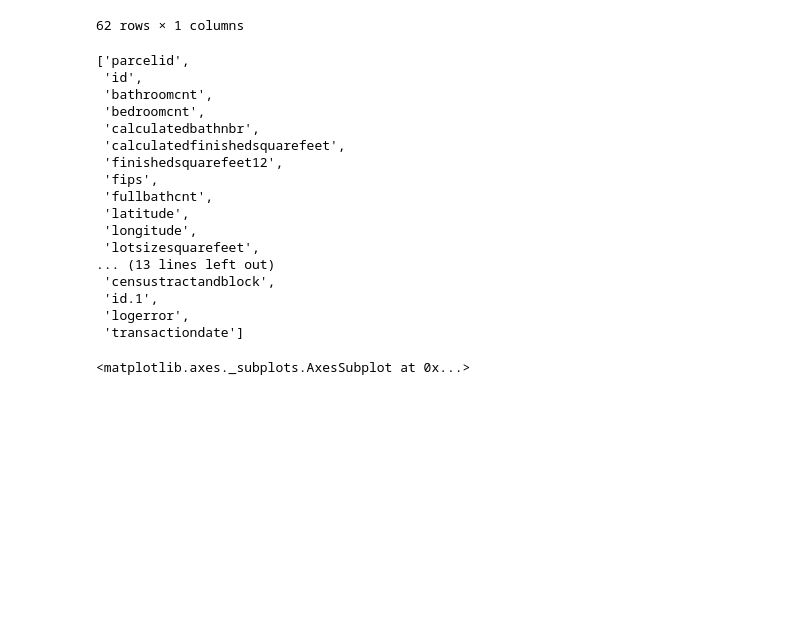
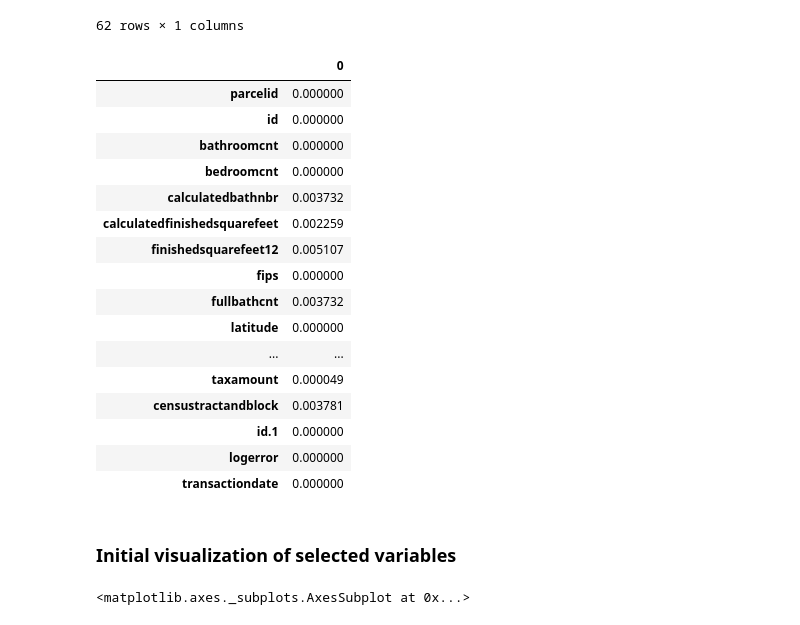
Before and after one commit to Estimating-Home-Value/Predicting-Tax-Assessed-Home-Values, a Jupyter notebook: scratchpad_shi.ipynb, the cells around one changed output. Drawn from its saved outputs; the diff is of its cells as text; code cells hidden in the pictures; blank space fills up the shorter version.

```diff
--- a/scratchpad_shi.ipynb
+++ b/scratchpad_shi.ipynb
@@ -682,24 +682,26 @@ null_percentage
 # %%
 # Select all the cols that have less than 20% of null values
 
 mask = null_percentage[0] < 0.2
-null_percentage[mask].index.tolist()
+null_percentage[mask]
 # %% [output]
-['parcelid',
- 'id',
- 'bathroomcnt',
- 'bedroomcnt',
- 'calculatedbathnbr',
- 'calculatedfinishedsquarefeet',
- 'finishedsquarefeet12',
- 'fips',
- 'fullbathcnt',
- 'latitude',
- 'longitude',
- 'lotsizesquarefeet',
-... (13 lines left out)
- 'censustractandblock',
- 'id.1',
- 'logerror',
- 'transactiondate']
+|  | 0 |
+| parcelid | 0.000000 |
+| id | 0.000000 |
+| bathroomcnt | 0.000000 |
+| bedroomcnt | 0.000000 |
+| calculatedbathnbr | 0.003732 |
+| calculatedfinishedsquarefeet | 0.002259 |
+| finishedsquarefeet12 | 0.005107 |
+| fips | 0.000000 |
+| fullbathcnt | 0.003732 |
+| latitude | 0.000000 |
+| ... | ... |
+| taxamount | 0.000049 |
+| censustractandblock | 0.003781 |
+| id.1 | 0.000000 |
+| logerror | 0.000000 |
+| transactiondate | 0.000000 |
+# %% [markdown]
+### Initial visualization of selected variables
 # %%
```
Also changed, not shown: parts of 15 cells of this notebook.
